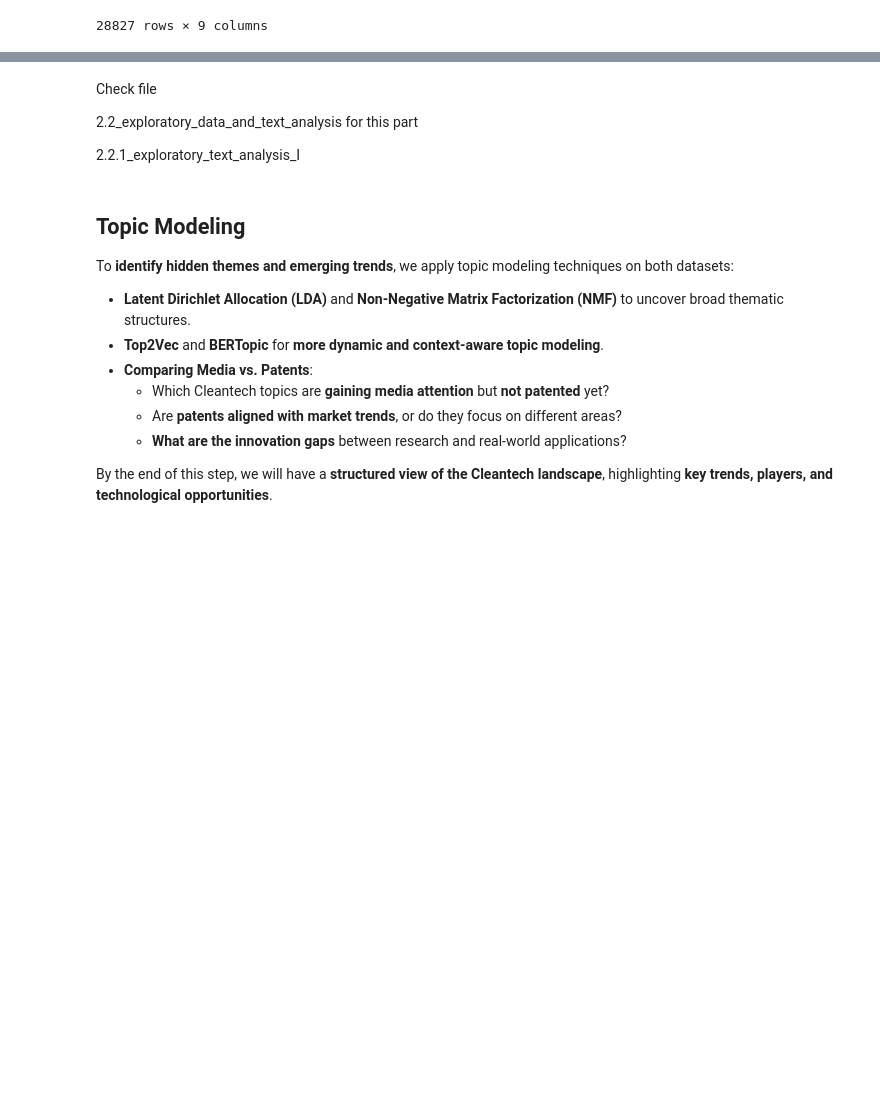
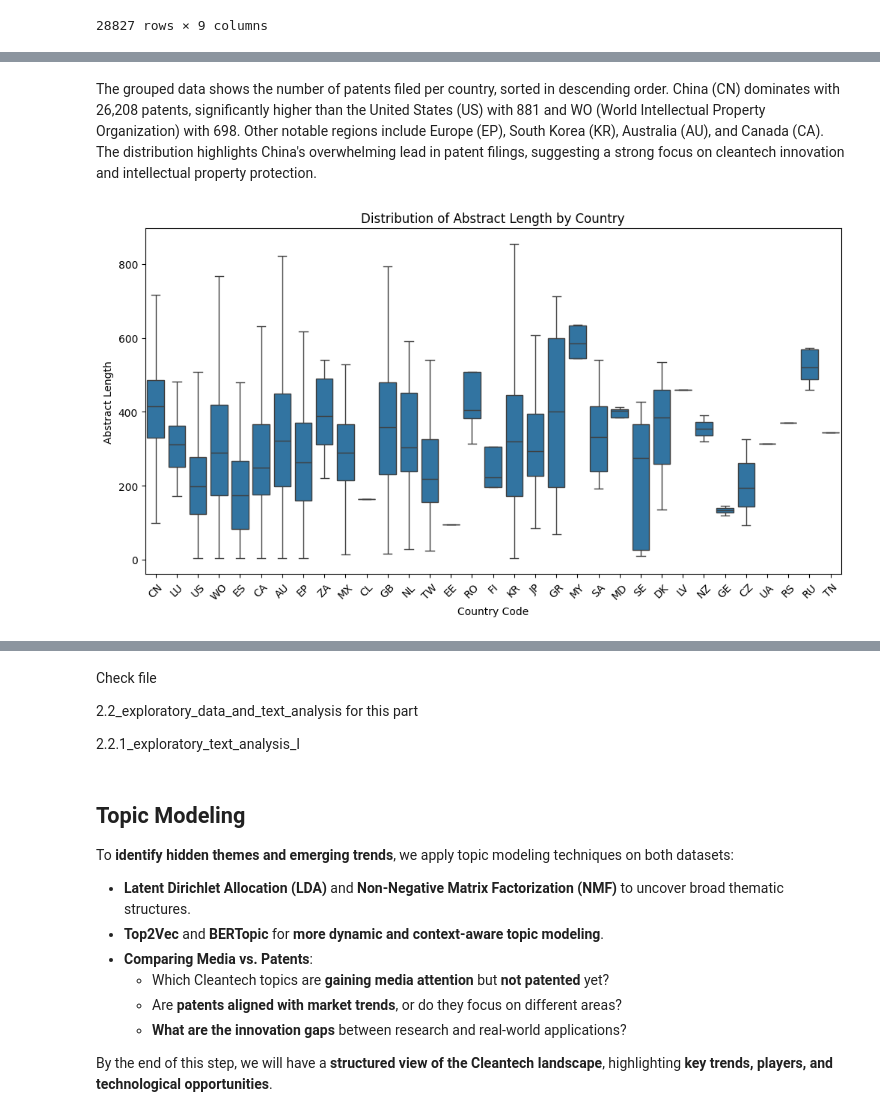
Before and after one commit to cmimholz/computational-language-technology-project, a Jupyter notebook: notebooks/stage1.ipynb, the cells around one changed output, grey strips where cells are left out. Drawn from its saved outputs; the diff is of its cells as text; code cells hidden in the pictures; blank space fills up the shorter version.

```diff
--- a/notebooks/stage1.ipynb
+++ b/notebooks/stage1.ipynb
@@ -709,0 +860,21 @@ EDA helps us **understand data patterns and distributions** before applying comp
+# %% [markdown]
+The grouped data shows the number of patents filed per country, sorted in descending order. China (CN) dominates with 26,208 patents, significantly higher than the United States (US) with 881 and WO (World Intellectual Property Organization) with 698. Other notable regions include Europe (EP), South Korea (KR), Australia (AU), and Canada (CA). The distribution highlights China's overwhelming lead in patent filings, suggesting a strong focus on cleantech innovation and intellectual property protection.
+# %%
+# Set figure size
+plt.figure(figsize=(12, 6))
+
+# Create boxplot for abstract length by country
+sns.boxplot(data=patent_df, x='country_code', y='abrtract_length', showfliers=False)
+
+# Customize plot
+plt.xlabel("Country Code")
+plt.ylabel("Abstract Length")
+plt.title("Distribution of Abstract Length by Country")
+
+# Rotate x-axis labels for better readability
+plt.xticks(rotation=45)
+
+# Show plot
+plt.show()
+# %% [output]
+[figure, added]
```
Also changed, not shown: parts of 35 cells of this notebook.
